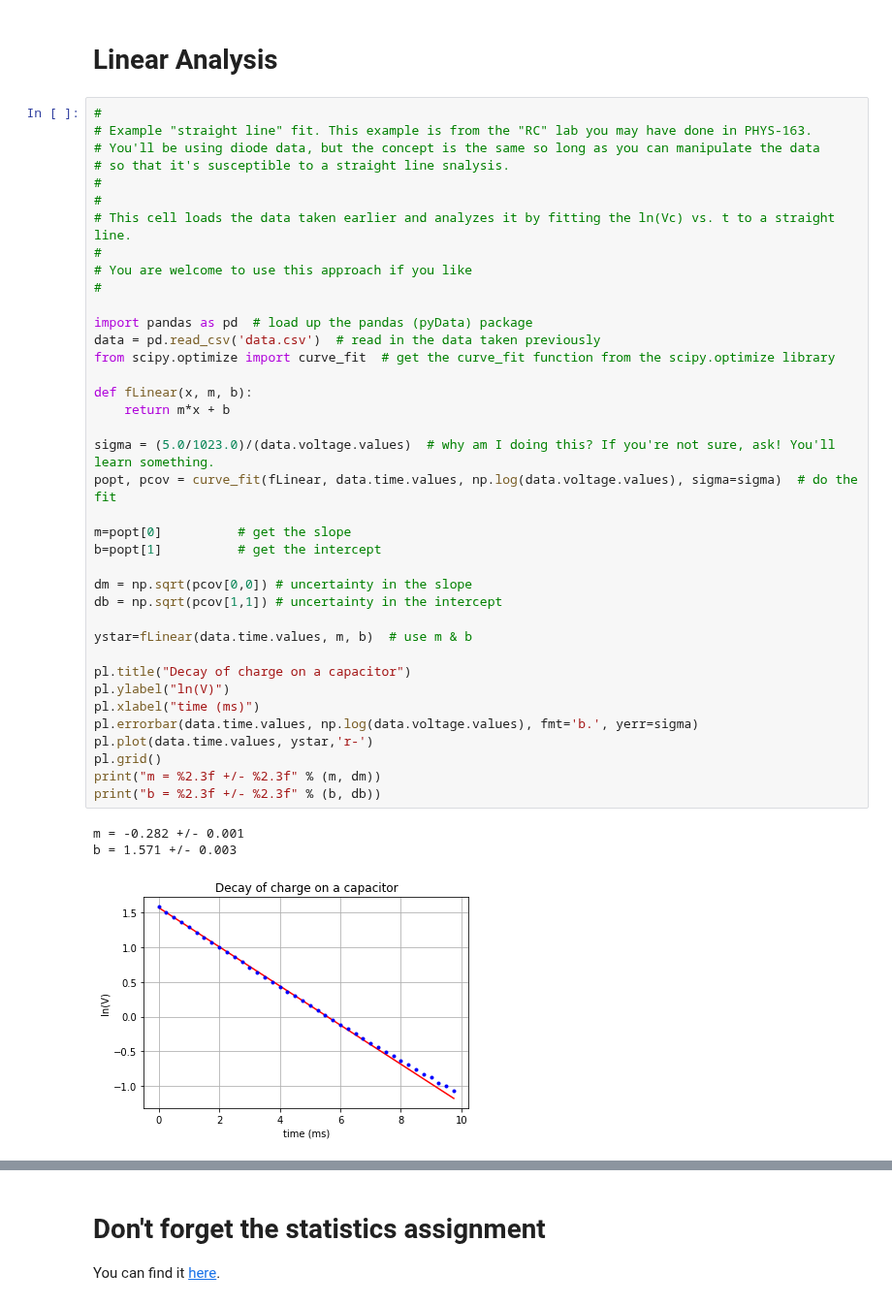
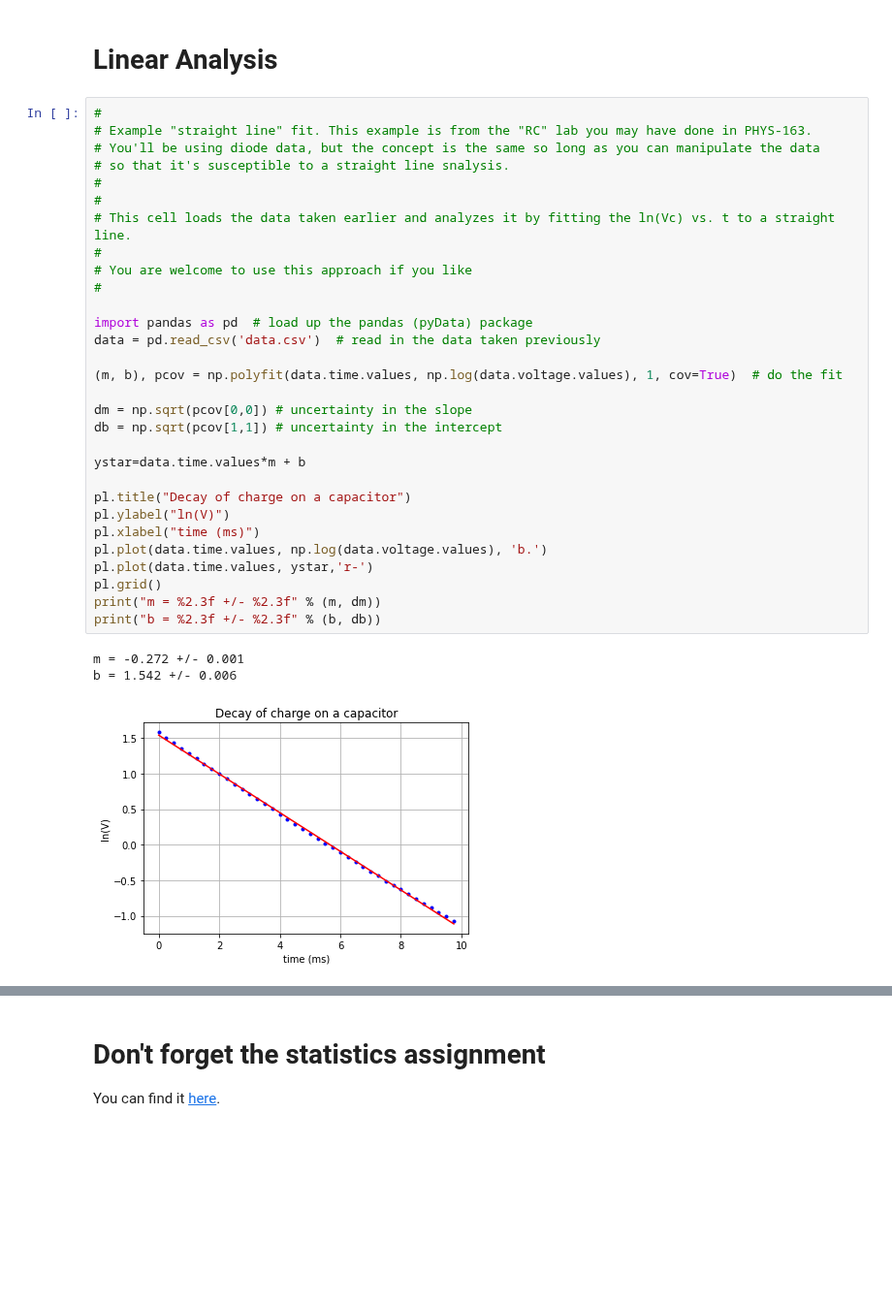
Before and after one commit to sspickle/instrumentation-projects, a Jupyter notebook: proj1/Arduino as a Laboratory Interface.ipynb, the cells around one changed output, grey strips where cells are left out. Shown at 97% size. Drawn from its saved outputs; the diff is of its cells as text; blank space fills up the shorter version.

```diff
--- a/proj1/Arduino as a Laboratory Interface.ipynb
+++ b/proj1/Arduino as a Laboratory Interface.ipynb
@@ -412,42 +412,34 @@ Your tasks:
 # %%
 #
 # Example "straight line" fit. This example is from the "RC" lab you may have done in PHYS-163.
 # You'll be using diode data, but the concept is the same so long as you can manipulate the data
 # so that it's susceptible to a straight line snalysis.
 #
 #
 # This cell loads the data taken earlier and analyzes it by fitting the ln(Vc) vs. t to a straight line.
 #
 # You are welcome to use this approach if you like
 #
 
 import pandas as pd  # load up the pandas (pyData) package
 data = pd.read_csv('data.csv')  # read in the data taken previously
-from scipy.optimize import curve_fit  # get the curve_fit function from the scipy.optimize library
 
-def fLinear(x, m, b):
-    return m*x + b
-
-sigma = (5.0/1023.0)/(data.voltage.values)  # why am I doing this? If you're not sure, ask! You'll learn something.
-popt, pcov = curve_fit(fLinear, data.time.values, np.log(data.voltage.values), sigma=sigma)  # do the fit
-
-m=popt[0]          # get the slope
-b=popt[1]          # get the intercept
+(m, b), pcov = np.polyfit(data.time.values, np.log(data.voltage.values), 1, cov=True)  # do the fit
 
 dm = np.sqrt(pcov[0,0]) # uncertainty in the slope
 db = np.sqrt(pcov[1,1]) # uncertainty in the intercept
 
-ystar=fLinear(data.time.values, m, b)  # use m & b
+ystar=data.time.values*m + b
 
 pl.title("Decay of charge on a capacitor")
 pl.ylabel("ln(V)")
 pl.xlabel("time (ms)")
-pl.errorbar(data.time.values, np.log(data.voltage.values), fmt='b.', yerr=sigma)
+pl.plot(data.time.values, np.log(data.voltage.values), 'b.')
 pl.plot(data.time.values, ystar,'r-')
 pl.grid()
 print("m = %2.3f +/- %2.3f" % (m, dm))
 print("b = %2.3f +/- %2.3f" % (b, db))
 # %% [output]
-m = -0.282 +/- 0.001
-b = 1.571 +/- 0.003
+m = -0.272 +/- 0.001
+b = 1.542 +/- 0.006
-[figure, old version]
+[figure, new version]
```
Also changed, not shown: parts of 3 cells of this notebook, 4 other files.
